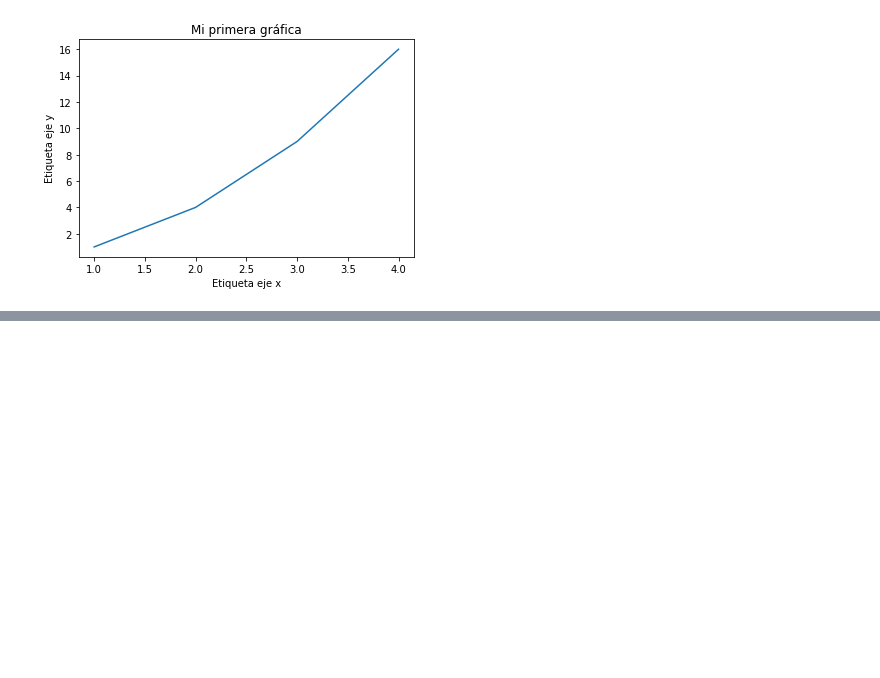
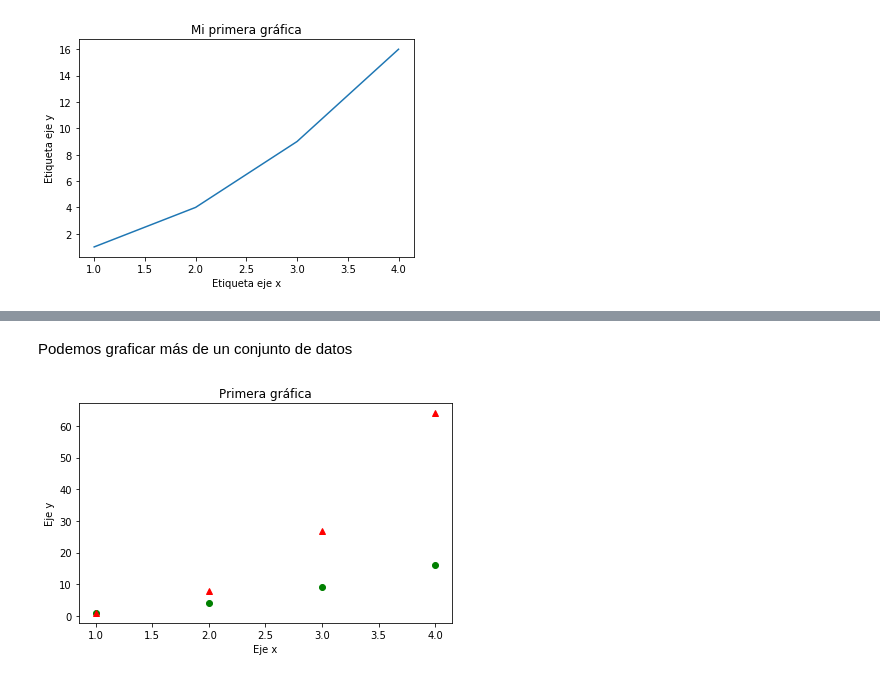
Before and after one commit to nextia-academy/analisis-datos-python, a Jupyter notebook: 6_Visualizacion_de_datos_con_Matplotlib_y_Seaborn/Matplotlib.ipynb, the cells around one changed output, grey strips where cells are left out. Drawn from its saved outputs; the diff is of its cells as text; code cells hidden in the pictures; blank space fills up the shorter version.

```diff
--- a/6_Visualizacion_de_datos_con_Matplotlib_y_Seaborn/Matplotlib.ipynb
+++ b/6_Visualizacion_de_datos_con_Matplotlib_y_Seaborn/Matplotlib.ipynb
@@ -64,0 +86,12 @@ plt.show()
+# %% [markdown]
+Podemos graficar más de un conjunto de datos
+# %%
+x = np.arange(1,5)
+y = x**3
+plt.plot([1,2,3,4], [1,4,9,16], 'go', x, y, 'r^')
+plt.title("Primera gráfica")
+plt.xlabel("Eje x")
+plt.ylabel("Eje y")
+plt.show()
+# %% [output]
+[figure, added]
```
Also changed, not shown: parts of 9 cells of this notebook.
